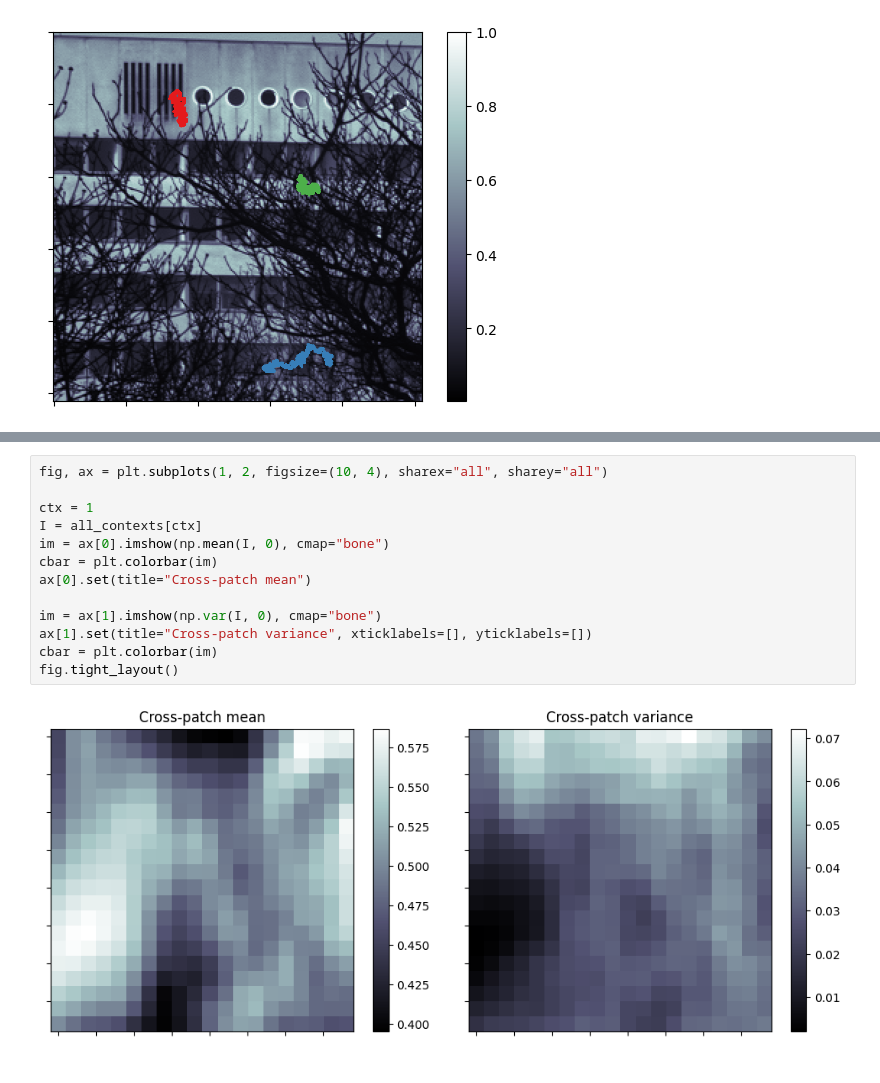
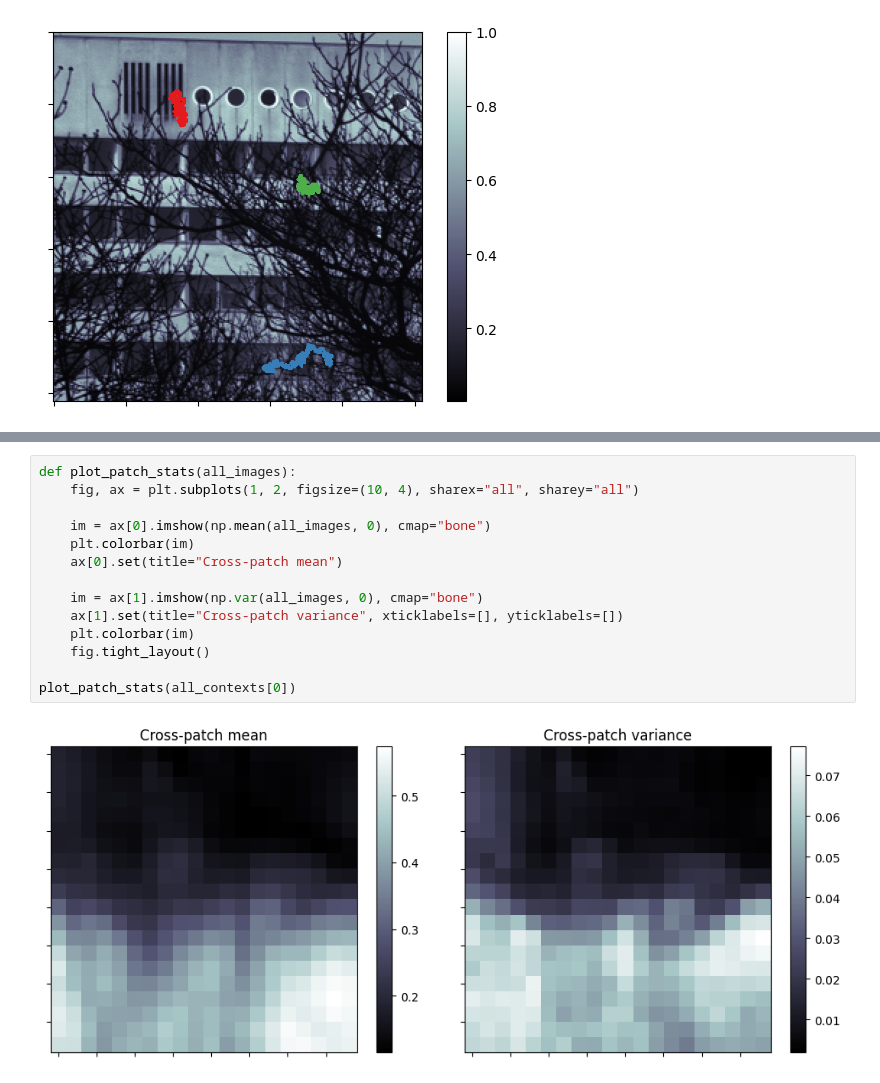
Before and after one commit to lyndond/frame_whitening, a Jupyter notebook: figures_new/conv2d.ipynb, the cells around one changed output, grey strips where cells are left out. Drawn from its saved outputs; the diff is of its cells as text.

```diff
--- a/figures_new/conv2d.ipynb
+++ b/figures_new/conv2d.ipynb
@@ -124,15 +124,16 @@ plot_context_samples(all_contexts, 5)
 # %%
-fig, ax = plt.subplots(1, 2, figsize=(10, 4), sharex="all", sharey="all")
+def plot_patch_stats(all_images):
+    fig, ax = plt.subplots(1, 2, figsize=(10, 4), sharex="all", sharey="all")
 
-ctx = 1
-I = all_contexts[ctx]
-im = ax[0].imshow(np.mean(I, 0), cmap="bone")
-cbar = plt.colorbar(im)
-ax[0].set(title="Cross-patch mean")
+    im = ax[0].imshow(np.mean(all_images, 0), cmap="bone")
+    plt.colorbar(im)
+    ax[0].set(title="Cross-patch mean")
 
-im = ax[1].imshow(np.var(I, 0), cmap="bone")
-ax[1].set(title="Cross-patch variance", xticklabels=[], yticklabels=[])
-cbar = plt.colorbar(im)
-fig.tight_layout()
+    im = ax[1].imshow(np.var(all_images, 0), cmap="bone")
+    ax[1].set(title="Cross-patch variance", xticklabels=[], yticklabels=[])
+    plt.colorbar(im)
+    fig.tight_layout()
+
+plot_patch_stats(all_contexts[0])
 # %% [output]
-[figure, old version]
+[figure, new version]
```
Also changed, not shown: parts of 2 cells of this notebook.
